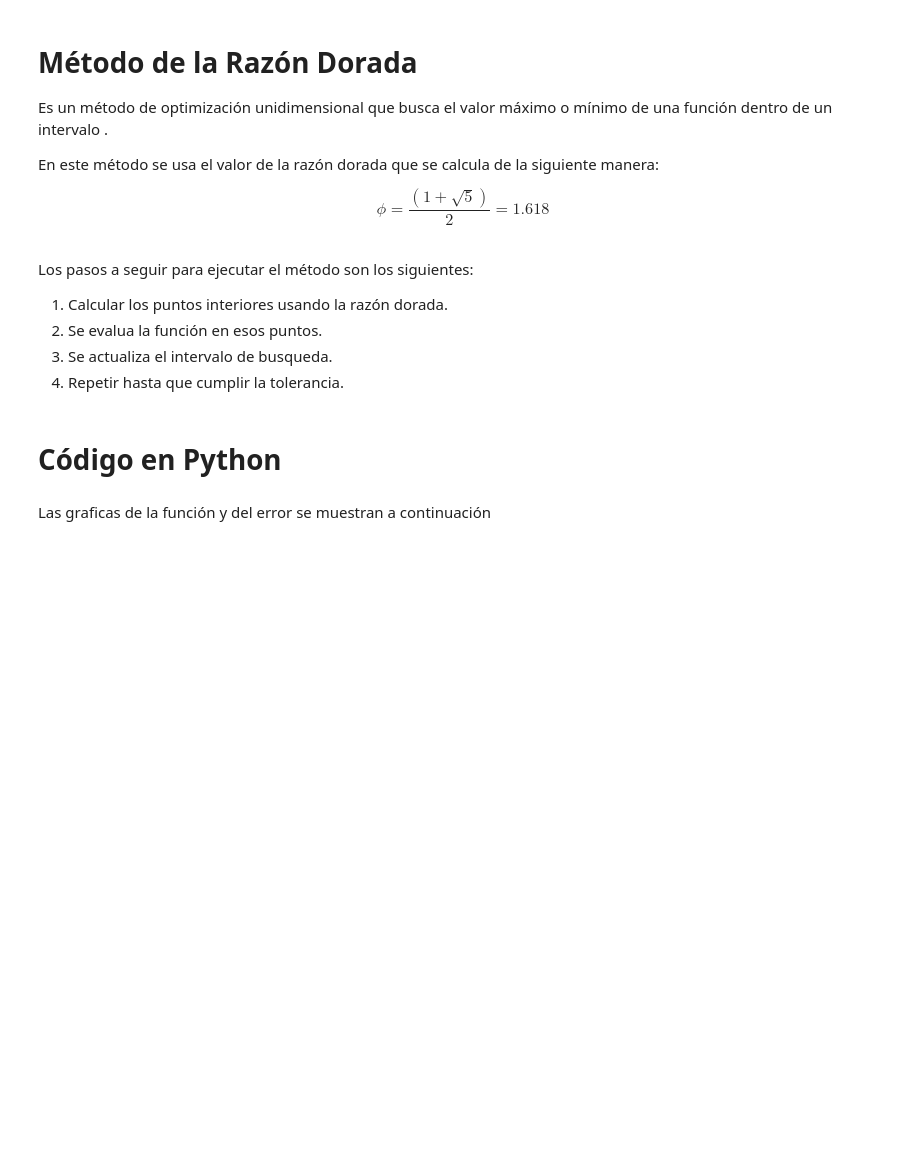
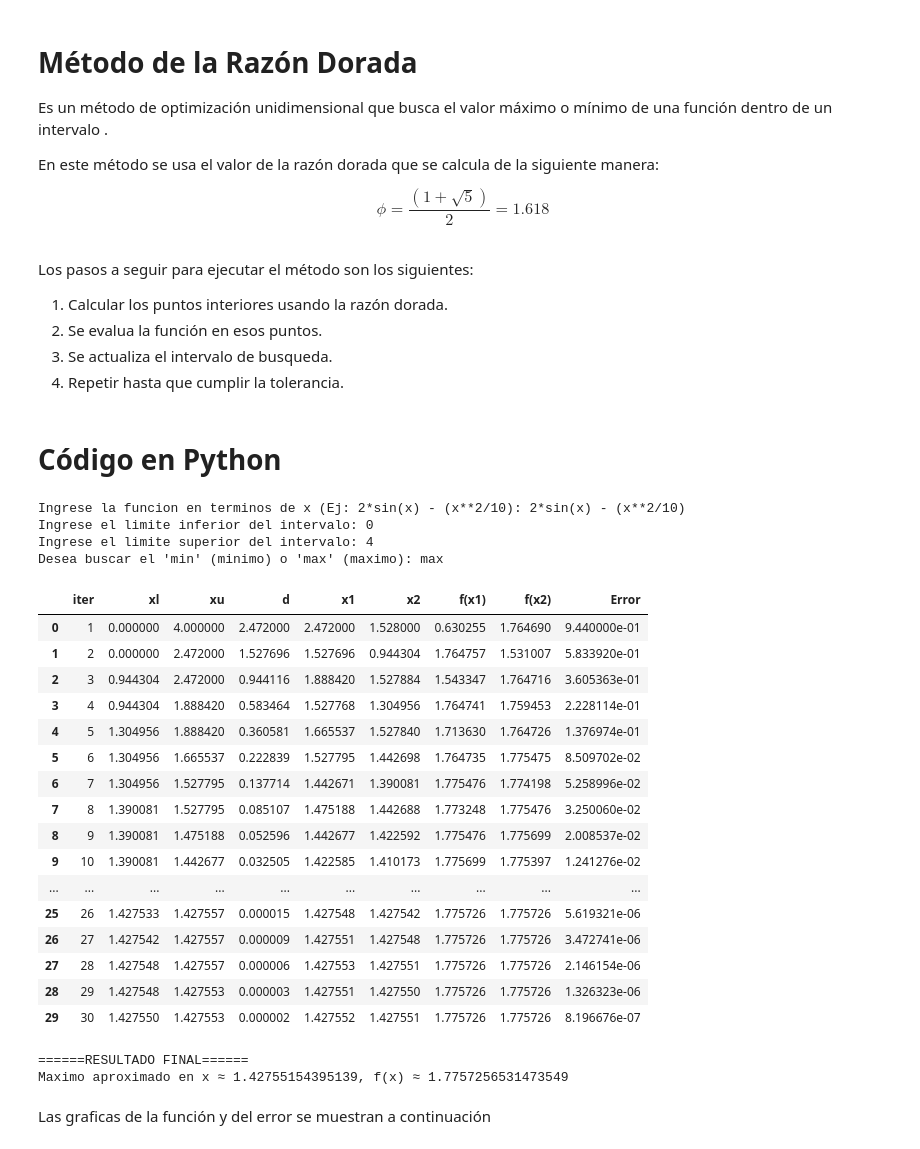
Before and after one commit to Dorian88/Optimizacion, a Jupyter notebook: NB1/Implementación_de_Métodos_numéricos.ipynb, the cells around one changed output. Cells and saved outputs as stored; diff of their text form; code cells hidden in the pictures; blank space fills up the shorter version.

```diff
--- a/NB1/Implementación_de_Métodos_numéricos.ipynb
+++ b/NB1/Implementación_de_Métodos_numéricos.ipynb
@@ -170,19 +198,7 @@ $$
 # %% [markdown]
 # Código en Python
 # %%
-import math
-import matplotlib.pyplot as plt
-import numpy as np
-
-# Definir la funcion
-def crearFuncion(expr):
-    contexto = {k: getattr(math, k) for k in dir(math) if not k.startswith("__")}
-    def f(x):
-        return eval(expr, {"__builtins__": {}}, {**contexto, "x": x})
-
-    return f
-
-#Metodo de la falsa posicion
+# Metodo de la falsa posicion
 def falsaPosicion(f, xl, xu, tol = 1e-6, max_iter = 100):
     if f(xl) * f(xu) > 0:
         raise ValueError("La funcion no cambia de signo en el intervalo dado")
@@ -190,9 +206,7 @@ def falsaPosicion(f, xl, xu, tol = 1e-6, max_iter = 100):
     xrAnterior = None # Variable para calcular el error
     raices = []
     errores = []
-
-    # Encabezado de la tabla
-    print(f"{'Iter':<10}{'xl':<12}{'xu':<12}{'xr':<12}{'f(xl)':<12}{'f(xu)':<12}{'f(xr)':<12}{'f(xl)f(r)':<12}{'Error':<12}")
+    data = []
 
     for i in range(1, max_iter + 1):
         #Ecuacion de la falsa posicion
@@ -211,11 +225,13 @@ def falsaPosicion(f, xl, xu, tol = 1e-6, max_iter = 100):
         raices.append(xr)
         errores.append(error if error is not None else 0)
 
-        # Imprime la fila de la tabla
-        print(f"{i:<10}{xl:<12.6f}{xu:<12.6f}{xr:<12.6f}{f(xl):<12.6f}{f(xu):<12.6f}{fxr:<12.6f}{(f(xl) * f(xu)):<15.6f}{'' if error is None else f'{error:.6f}'}")
+        data.append([i, xl, xu, xr, f(xl), f(xu), fxr, f(xl) * f(xu), error if error is not None else 0])
 
+        #Si se encuentra la raiz o se alcanza la tolerancia
         #Verificar la tolerancia
         if abs(fxr) < tol:
+            df = pd.DataFrame(data, columns = ["Iter", "xl", "xu", "xr", "f(xl)", "f(xu)", "f(xr)", "f(xl)f(xu)", "Error"])
+            display(df)
             return xr, raices, errores
 
         #Actualizar los xl o xu
@@ -287,19 +326,13 @@ Los pasos a seguir para ejecutar el método son los siguientes:
 # %% [markdown]
 # Código en Python
 # %%
-import math
-import matplotlib.pyplot as plt
-import numpy as np
-
 def razonDorada(f, xl, xu, tol = 1e-6, maxIter = 100, mode = "min"):
     phi = 0.618 # Razon Dorada
 
     errores = [] # Lista para graficar el error
     puntosX = [] # Puntos candidatos de cada iteracion
     puntosY = []
-
-    # Encabezado de la tabla
-    print(f"{'Iter':<5}{'xl':<12}{'xu':<12}{'d':<12}{'x1':<12}{'x2':<12}{'f(x1)':<12}{'f(x2)':<12}{'Error':<12}")
+    data = []
 
     for i in range(1, maxIter + 1):
         # Cálculo de los puntos en cada iteración
@@ -317,7 +350,7 @@ def razonDorada(f, xl, xu, tol = 1e-6, maxIter = 100, mode = "min"):
         errores.append(error)
 
         # Mostrar fila de la tabla
-        print(f"{i:<5}{xl:<12.6}{xu:<12.6}{d:<12.6}{x1:<12.6}{x2:<12.6}{f1:<12.6}{f2:<12.6}{error:<12.6}")
+        data.append([i, xl, xu, d, x1, x2, f1, f2, error])
 
         if error < tol:
             break
@@ -332,36 +365,62 @@ def razonDorada(f, xl, xu, tol = 1e-6, maxIter = 100, mode = "min"):
             if f2 < f1:
                 xu = x1
             else:
-                xu = x1
+                xl = x2
+    df = pd.DataFrame(data, columns = ["iter", "xl", "xu", "d", "x1", "x2", "f(x1)", "f(x2)", "Error"])
+    display(df)
 
     x_opt = (xl + xu)/2
     f_opt = f(x_opt)
 
     return x_opt, f_opt, errores, puntosX, puntosY
 
 #====================
 # Programa Principal
 #====================
 if __name__ == "__main__":
     func_str = input("Ingrese la funcion en terminos de x (Ej: 2*sin(x) - (x**2/10): ")
 
     # Se crea la funcion evaluable con acceso directo a math
     def f(x):
         return eval(func_str, {"x":x, **math.__dict__})
 
     # Intervalo de Búsqueda
     xl = float(input("Ingrese el limite inferior del intervalo: "))
     xu = float(input("Ingrese el limite superior del intervalo: "))
     mode = input("Desea buscar el 'min' (minimo) o 'max' (maximo): ").strip().lower() # Modo de busqueda
 
     # Ejecución del método
     x_opt, f_opt, errores, puntosX, puntosY = razonDorada(f, xl, xu, mode = mode)
 
     print(" \n======RESULTADO FINAL======")
     if mode == "min":
         print(f"Minimo aproximado en x ≈ {x_opt}, f(x) ≈ {f_opt}")
     else:
         print(f"Maximo aproximado en x ≈ {x_opt}, f(x) ≈ {f_opt}")
+# %% [output]
+Ingrese la funcion en terminos de x (Ej: 2*sin(x) - (x**2/10): 2*sin(x) - (x**2/10)
+Ingrese el limite inferior del intervalo: 0
+Ingrese el limite superior del intervalo: 4
+Desea buscar el 'min' (minimo) o 'max' (maximo): max
+|  | iter | xl | xu | d | x1 | x2 | f(x1) | f(x2) | Error |
+| 0 | 1 | 0.000000 | 4.000000 | 2.472000 | 2.472000 | 1.528000 | 0.630255 | 1.764690 | 9.440000e-01 |
+| 1 | 2 | 0.000000 | 2.472000 | 1.527696 | 1.527696 | 0.944304 | 1.764757 | 1.531007 | 5.833920e-01 |
+| 2 | 3 | 0.944304 | 2.472000 | 0.944116 | 1.888420 | 1.527884 | 1.543347 | 1.764716 | 3.605363e-01 |
+| 3 | 4 | 0.944304 | 1.888420 | 0.583464 | 1.527768 | 1.304956 | 1.764741 | 1.759453 | 2.228114e-01 |
+| 4 | 5 | 1.304956 | 1.888420 | 0.360581 | 1.665537 | 1.527840 | 1.713630 | 1.764726 | 1.376974e-01 |
+| 5 | 6 | 1.304956 | 1.665537 | 0.222839 | 1.527795 | 1.442698 | 1.764735 | 1.775475 | 8.509702e-02 |
+| 6 | 7 | 1.304956 | 1.527795 | 0.137714 | 1.442671 | 1.390081 | 1.775476 | 1.774198 | 5.258996e-02 |
+| 7 | 8 | 1.390081 | 1.527795 | 0.085107 | 1.475188 | 1.442688 | 1.773248 | 1.775476 | 3.250060e-02 |
+| 8 | 9 | 1.390081 | 1.475188 | 0.052596 | 1.442677 | 1.422592 | 1.775476 | 1.775699 | 2.008537e-02 |
+| 9 | 10 | 1.390081 | 1.442677 | 0.032505 | 1.422585 | 1.410173 | 1.775699 | 1.775397 | 1.241276e-02 |
+| ... | ... | ... | ... | ... | ... | ... | ... | ... | ... |
+| 25 | 26 | 1.427533 | 1.427557 | 0.000015 | 1.427548 | 1.427542 | 1.775726 | 1.775726 | 5.619321e-06 |
+| 26 | 27 | 1.427542 | 1.427557 | 0.000009 | 1.427551 | 1.427548 | 1.775726 | 1.775726 | 3.472741e-06 |
+| 27 | 28 | 1.427548 | 1.427557 | 0.000006 | 1.427553 | 1.427551 | 1.775726 | 1.775726 | 2.146154e-06 |
+| 28 | 29 | 1.427548 | 1.427553 | 0.000003 | 1.427551 | 1.427550 | 1.775726 | 1.775726 | 1.326323e-06 |
+| 29 | 30 | 1.427550 | 1.427553 | 0.000002 | 1.427552 | 1.427551 | 1.775726 | 1.775726 | 8.196676e-07 |
+======RESULTADO FINAL======
+Maximo aproximado en x ≈ 1.42755154395139, f(x) ≈ 1.7757256531473549
 # %% [markdown]
 Las graficas de la función y del error se muestran a continuación
 # %%
```
Also changed, not shown: parts of 19 cells of this notebook.
